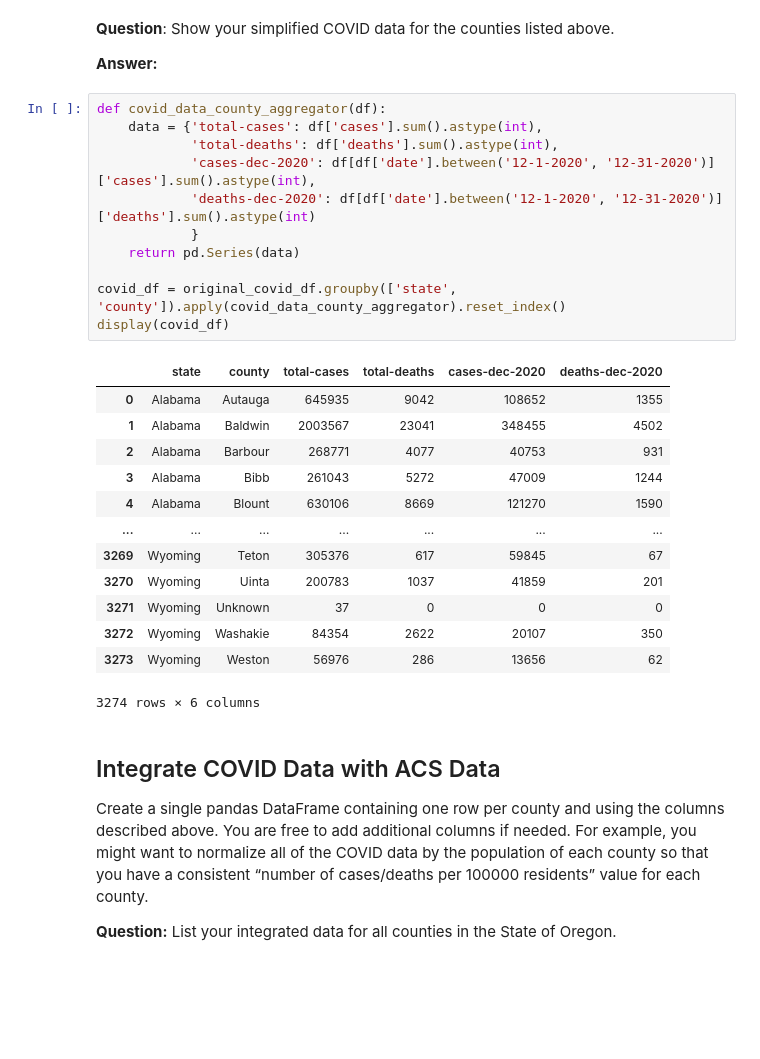
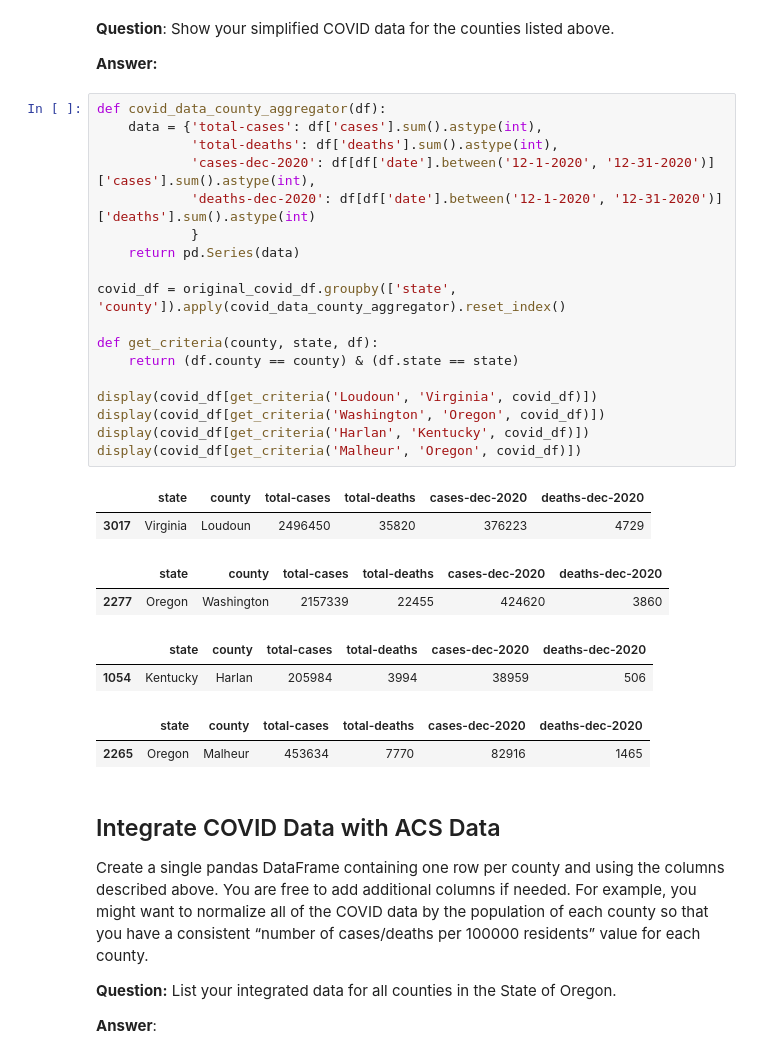
Before and after one commit to pkaran57/data-engineering, a Jupyter notebook: in-class-assignments/assignment-5/data-integration-activity.ipynb, the cells around one changed output. Cells and saved outputs as stored; diff of their text form; blank space fills up the shorter version.

```diff
--- a/in-class-assignments/assignment-5/data-integration-activity.ipynb
+++ b/in-class-assignments/assignment-5/data-integration-activity.ipynb
@@ -76,31 +76,35 @@ __Answer:__
 # %%
 def covid_data_county_aggregator(df):
     data = {'total-cases': df['cases'].sum().astype(int),
             'total-deaths': df['deaths'].sum().astype(int),
             'cases-dec-2020': df[df['date'].between('12-1-2020', '12-31-2020')]['cases'].sum().astype(int),
             'deaths-dec-2020': df[df['date'].between('12-1-2020', '12-31-2020')]['deaths'].sum().astype(int)
             }
     return pd.Series(data)
 
 covid_df = original_covid_df.groupby(['state', 'county']).apply(covid_data_county_aggregator).reset_index()
-display(covid_df)
+
+def get_criteria(county, state, df):
+    return (df.county == county) & (df.state == state)
+
+display(covid_df[get_criteria('Loudoun', 'Virginia', covid_df)])
+display(covid_df[get_criteria('Washington', 'Oregon', covid_df)])
+display(covid_df[get_criteria('Harlan', 'Kentucky', covid_df)])
+display(covid_df[get_criteria('Malheur', 'Oregon', covid_df)])
 # %% [output]
 |  | state | county | total-cases | total-deaths | cases-dec-2020 | deaths-dec-2020 |
-| 0 | Alabama | Autauga | 645935 | 9042 | 108652 | 1355 |
-| 1 | Alabama | Baldwin | 2003567 | 23041 | 348455 | 4502 |
-| 2 | Alabama | Barbour | 268771 | 4077 | 40753 | 931 |
-| 3 | Alabama | Bibb | 261043 | 5272 | 47009 | 1244 |
-| 4 | Alabama | Blount | 630106 | 8669 | 121270 | 1590 |
-| ... | ... | ... | ... | ... | ... | ... |
-| 3269 | Wyoming | Teton | 305376 | 617 | 59845 | 67 |
-| 3270 | Wyoming | Uinta | 200783 | 1037 | 41859 | 201 |
-| 3271 | Wyoming | Unknown | 37 | 0 | 0 | 0 |
-| 3272 | Wyoming | Washakie | 84354 | 2622 | 20107 | 350 |
-| 3273 | Wyoming | Weston | 56976 | 286 | 13656 | 62 |
+| 3017 | Virginia | Loudoun | 2496450 | 35820 | 376223 | 4729 |
-3274 rows × 6 columns
+|  | state | county | total-cases | total-deaths | cases-dec-2020 | deaths-dec-2020 |
+| 2277 | Oregon | Washington | 2157339 | 22455 | 424620 | 3860 |
+|  | state | county | total-cases | total-deaths | cases-dec-2020 | deaths-dec-2020 |
+| 1054 | Kentucky | Harlan | 205984 | 3994 | 38959 | 506 |
+|  | state | county | total-cases | total-deaths | cases-dec-2020 | deaths-dec-2020 |
+| 2265 | Oregon | Malheur | 453634 | 7770 | 82916 | 1465 |
 # %% [markdown]
 ## Integrate COVID Data with ACS Data
 
 Create a single pandas DataFrame containing one row per county and using the columns described above. You are free to add additional columns if needed. For example, you might want to normalize all of the COVID data by the population of each county so that you have a consistent “number of cases/deaths per 100000 residents” value for each county.
 
 __Question:__ List your integrated data for all counties in the State of Oregon.
+
+__Answer__:
```
Also changed, not shown: parts of 19 cells of this notebook, 1 other file.
